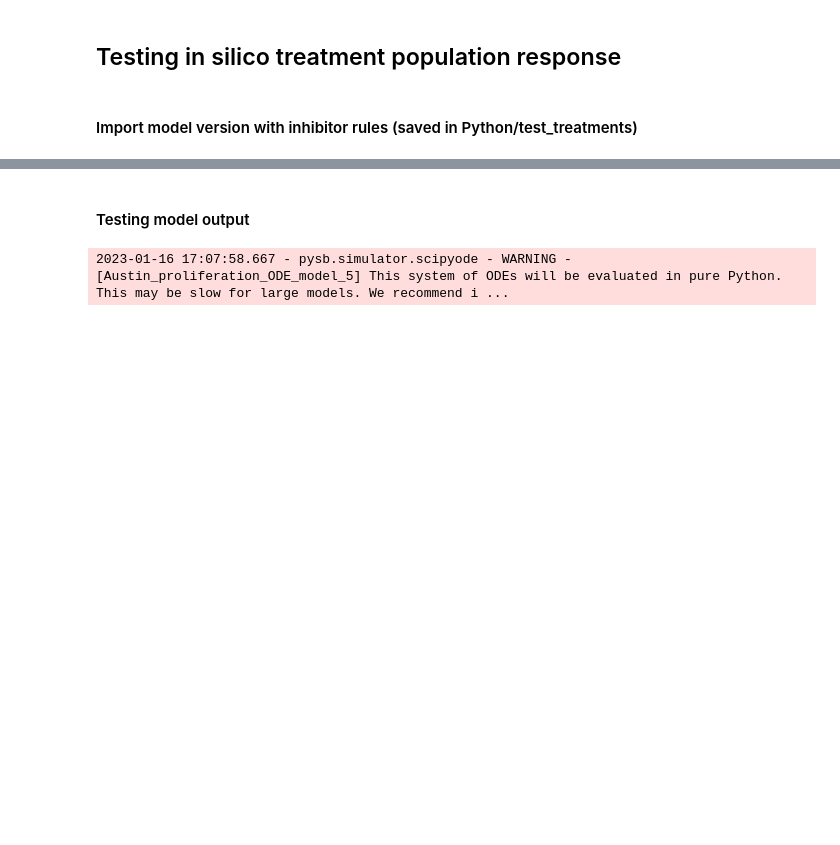
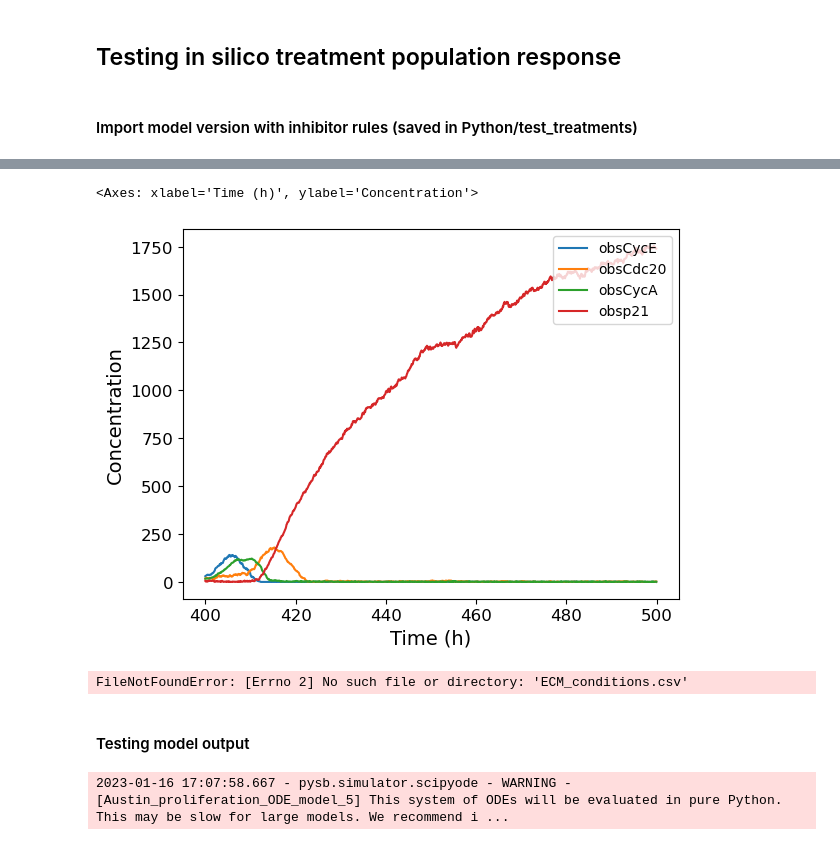
Before and after one commit to QuLab-VU/ECM_cell_cycle_model, a Jupyter notebook: Python/test_treatments/inhibitor_pop_response.ipynb, the cells around one changed output, grey strips where cells are left out. Saved outputs shown, nothing was run; the diff lists cells and outputs as text; code cells hidden in the pictures; blank space fills up the shorter version.

```diff
--- a/Python/test_treatments/inhibitor_pop_response.ipynb
+++ b/Python/test_treatments/inhibitor_pop_response.ipynb
@@ -34,3 +87,20 @@ from pysb.simulator import ScipyOdeSimulator
+# %%
+### Simulate model with stochastic simulator
+
+sim_stoch = BngSimulator(model, tspan=t, verbose=False);
+sim_stoch_res = sim_stoch.run(method='ssa', verbose=False, seed=33);
+
+
+plotObs(model=sim_stoch_res.all, obs=observables, times=t, tpos=range(4000,5000), legend=True)
+# %% [output]
+<Axes: xlabel='Time (h)', ylabel='Concentration'>
+[figure, added]
+# %%
+omega = 200
+ecm_conditions = pd.read_csv('ECM_conditions.csv', index_col=[0])
+ecm_conditions
+# %% [output]
+FileNotFoundError: [Errno 2] No such file or directory: 'ECM_conditions.csv'
 # %%
 #Plotting parameters
 params = {'axes.titley': 1,
```
Also changed, not shown: parts of 5 cells of this notebook, 5 other files.
